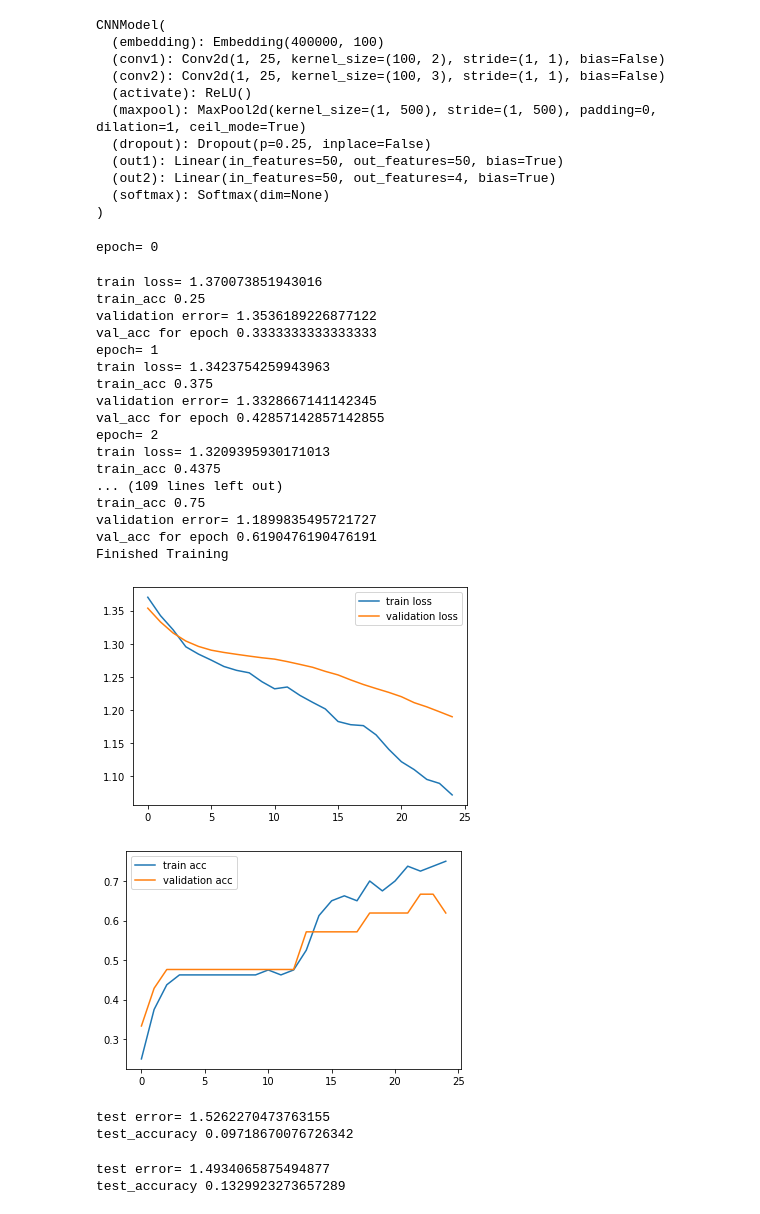
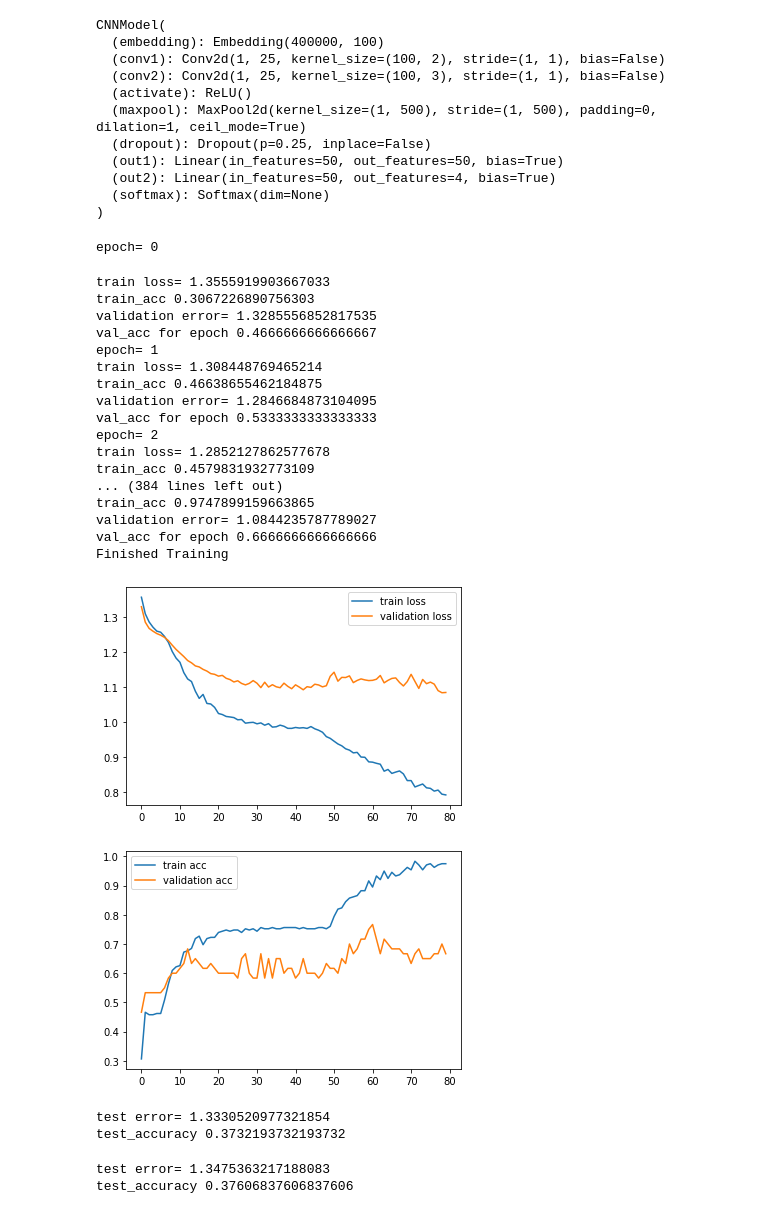
Before and after one commit to ece1786-2022/PyOverflow, a Jupyter notebook: CNN_baseline_multiclass.ipynb, the cells around one changed output. Drawn from its saved outputs; the diff is of its cells as text; code cells hidden in the pictures.

```diff
--- a/CNN_baseline_multiclass.ipynb
+++ b/CNN_baseline_multiclass.ipynb
@@ -65,7 +65,7 @@ df2.rename(columns={'Body':'Content'}, inplace=True)
 # %%
 class TextDataset(torch.utils.data.Dataset):
     def __init__(self, vocab, split="train"):
-        data_path = "Data\Training\combined_rows_no_overlap.csv"
+        data_path = "Data\Training\combined.csv"
         df = pd.read_csv(data_path)
         df=df.dropna()
         train, val = train_test_split(df, test_size=0.2, random_state=42)
@@ -257,7 +257,7 @@ val_losses=[]
 train_acc_arr=[]
 val_acc_arr=[]
 # %%
-for epoch in range(25):  # loop over the dataset multiple times
+for epoch in range(80):  # loop over the dataset multiple times
 
     train_loss = 0.0
     val_loss=0
@@ -307,55 +307,55 @@ for epoch in range(25):  # loop over the dataset multiple times
     model1.eval()
     for inputs, labels in validation_dataloader:
 
       pred=model1(inputs.flatten())
       pred=pred.unsqueeze(0)
       pred_hard=pred.argmax()
 
       loss = loss_func(pred, labels)
       val_loss+= loss.item()
 
       val_acc+=torch.sum((pred_hard == labels)[:].int()).item()
       #val_acc+=torch.sum(((pred>0)== labels)[:].int()).item()
     val_loss=val_loss/len(val_dataset)
     val_losses.append(val_loss)
     print('validation error=',val_loss)
     val_acc=val_acc/len(val_dataset)
     val_acc_arr.append(val_acc)
     print('val_acc for epoch',val_acc)
 
 
 print('Finished Training')
 plt.plot(train_losses, label='train loss')
 plt.plot(val_losses, label='validation loss')
 plt.legend()
 plt.show()
 # %% [output]
 epoch= 0
-train loss= 1.370073851943016
-train_acc 0.25
-validation error= 1.3536189226877122
-val_acc for epoch 0.3333333333333333
+train loss= 1.3555919903667033
+train_acc 0.3067226890756303
+validation error= 1.3285556852817535
+val_acc for epoch 0.4666666666666667
 epoch= 1
-train loss= 1.3423754259943963
-train_acc 0.375
-validation error= 1.3328667141142345
-val_acc for epoch 0.42857142857142855
+train loss= 1.308448769465214
+train_acc 0.46638655462184875
+validation error= 1.2846684873104095
+val_acc for epoch 0.5333333333333333
 epoch= 2
-train loss= 1.3209395930171013
-train_acc 0.4375
-... (109 lines left out)
-train_acc 0.75
-validation error= 1.1899835495721727
-val_acc for epoch 0.6190476190476191
+train loss= 1.2852127862577678
+train_acc 0.4579831932773109
+... (384 lines left out)
+train_acc 0.9747899159663865
+validation error= 1.0844235787789027
+val_acc for epoch 0.6666666666666666
 Finished Training
-[figure, old version]
+[figure, new version]
 # %%
 plt.plot(train_acc_arr, label='train acc')
 plt.plot(val_acc_arr, label='validation acc')
 plt.legend()
 plt.show()
 # %% [output]
-[figure, old version]
+[figure, new version]
 # %%
 #for body only-
 test_loss=0
@@ -373,8 +373,8 @@ print('test error=',test_loss)
 test_acc=test_acc/len(test_dataset)
 print('test_accuracy',test_acc)
 # %% [output]
-test error= 1.5262270473763155
-test_accuracy 0.09718670076726342
+test error= 1.3330520977321854
+test_accuracy 0.3732193732193732
 # %%
 #for title only-
 test_loss=0
@@ -392,8 +392,8 @@ print('test error=',test_loss)
 test_acc=test_acc/len(test_dataset)
 print('test_accuracy',test_acc)
 # %% [output]
-test error= 1.4934065875494877
-test_accuracy 0.1329923273657289
+test error= 1.3475363217188083
+test_accuracy 0.37606837606837606
 # %%
 #for Both-
 test_loss=0
```
Also changed, not shown: parts of 1 cell of this notebook, 3 other files.
